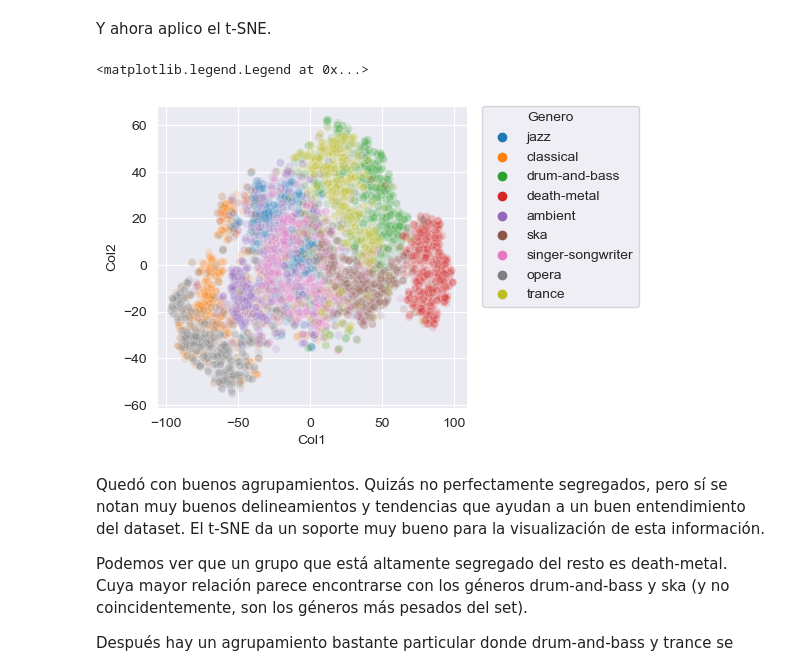
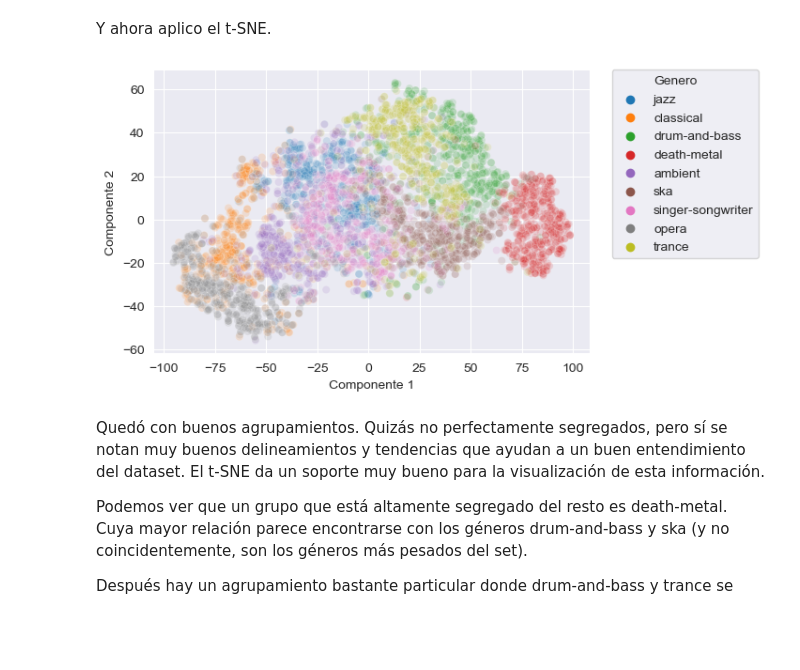
Before and after one commit to francotestori/dmctuba_01, a Jupyter notebook: preprocesamiento/03_tsne.ipynb, the cells around one changed output. Saved outputs shown, nothing was run; the diff lists cells and outputs as text; code cells hidden in the pictures; blank space fills up the shorter version.

Commit message:
cargada la Imagen del tsne

```diff
--- a/preprocesamiento/03_tsne.ipynb
+++ b/preprocesamiento/03_tsne.ipynb
@@ -52,7 +52,7 @@ from sklearn import metrics
 #sns.set_context('poster')
 sns.set_style('darkgrid')
 
-plt.rcParams['figure.figsize'] = [4, 4]
+plt.rcParams['figure.figsize'] = [6, 4]
 plt.rcParams['figure.dpi'] = 100 # 200 e.g. is really fine, but slower
 # %% [markdown]
 Levanto toda la data
@@ -148,12 +148,16 @@ df=df_num
 tsne = TSNE(n_components=2, perplexity=20, init='pca')
 Xred = tsne.fit_transform(df)
 # %%
-dfff = pd.DataFrame ({"Col1":Xred[:,0],"Col2":Xred[:,1],"Genero":genre_real.values})
-sns.scatterplot(data=dfff, x="Col1", y="Col2", hue="Genero",alpha=0.15)
+plt.rcParams['figure.figsize'] = [6, 4]
+
+dfff = pd.DataFrame ({"Componente 1":Xred[:,0],"Componente 2":Xred[:,1],"Genero":genre_real.values})
+sns.scatterplot(data=dfff, x="Componente 1", y="Componente 2", hue="Genero",alpha=0.15)
 plt.legend(bbox_to_anchor=(1.05, 1), loc=2, borderaxespad=0.)
+
+plt.savefig('tsne_genero.png',dpi=800, bbox_inches = 'tight', pad_inches = 0)
+plt.show()
 # %% [output]
-<matplotlib.legend.Legend at 0x...>
-[figure, old version]
+[figure, new version]
 # %% [markdown]
 Quedó con buenos agrupamientos.
 Quizás no perfectamente segregados, pero sí se notan muy buenos delineamientos y tendencias que ayudan a un buen entendimiento del dataset.
```
Also changed, not shown: parts of 1 cell of this notebook, 1 other file.
